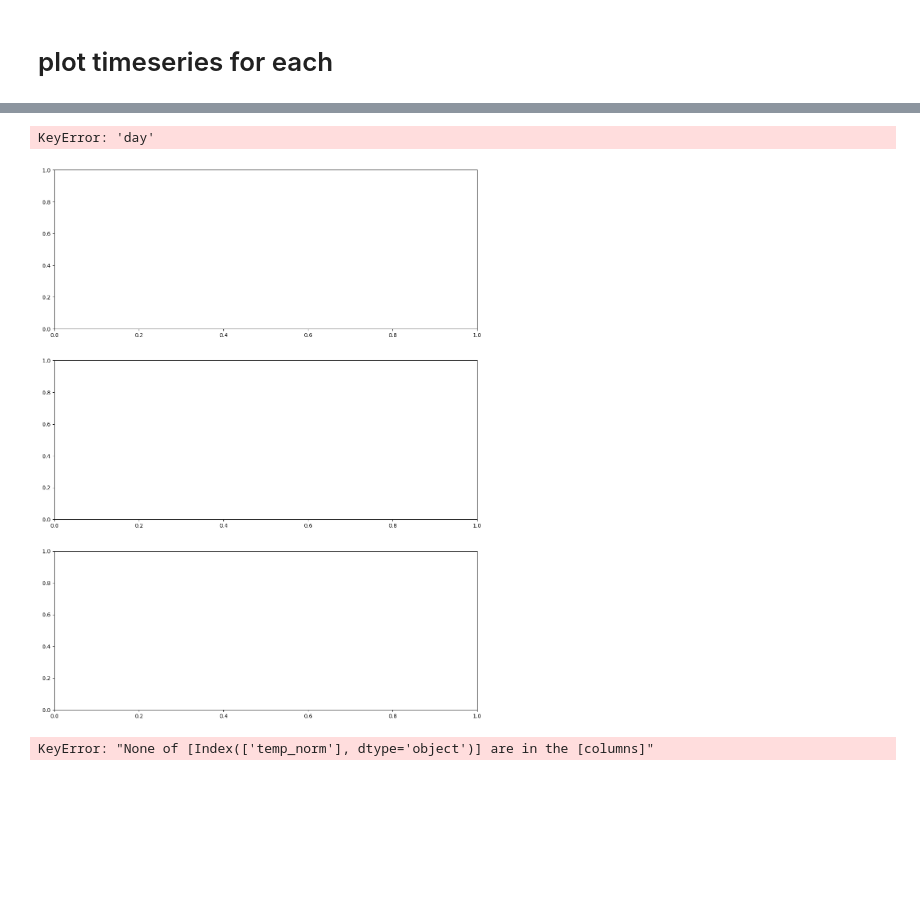
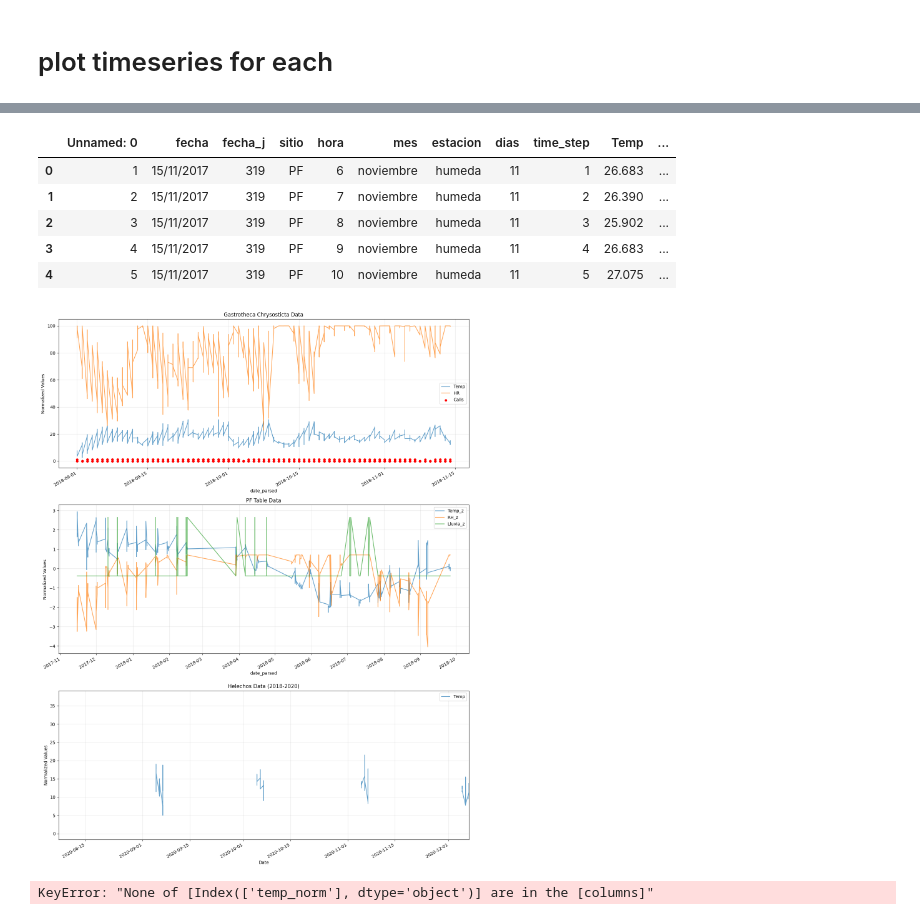
Before and after one commit to ash2d/yungas_aruna, a Jupyter notebook: first_look_3_dfs.ipynb, the cells around one changed output, grey strips where cells are left out. Cells and saved outputs as stored; diff of their text form; code cells hidden in the pictures; blank space fills up the shorter version.

```diff
--- a/first_look_3_dfs.ipynb
+++ b/first_look_3_dfs.ipynb
@@ -220,9 +237,18 @@ Date conversion failed. Keeping existing format.
+# %%
+df_PF_table.head()
+# %% [output]
+|  | Unnamed: 0 | fecha | fecha_j | sitio | hora | mes | estacion | dias | time_step | Temp | ... |
+| 0 | 1 | 15/11/2017 | 319 | PF | 6 | noviembre | humeda | 11 | 1 | 26.683 | ... |
+| 1 | 2 | 15/11/2017 | 319 | PF | 7 | noviembre | humeda | 11 | 2 | 26.390 | ... |
+| 2 | 3 | 15/11/2017 | 319 | PF | 8 | noviembre | humeda | 11 | 3 | 25.902 | ... |
+| 3 | 4 | 15/11/2017 | 319 | PF | 9 | noviembre | humeda | 11 | 4 | 26.683 | ... |
+| 4 | 5 | 15/11/2017 | 319 | PF | 10 | noviembre | humeda | 11 | 5 | 27.075 | ... |
 # %%
 # Create a figure with subplots for each dataframe
 fig, axes = plt.subplots(3, 1, figsize=(14, 18))
 
 # Plot 1: df_gastros_csv
-gastros_data = df_helechos_2018_2020.copy()
+gastros_data = df_gastros_csv.copy()
 # Convert date string to datetime if it's not already
 if 'date_parsed' in gastros_data.columns and gastros_data['date_parsed'].notna().any():
     date_col = 'date_parsed'
@@ -235,7 +261,7 @@ else:
         date_col = 'day'  # Fall back to day column if date parsing fails
 
 gastros_data = gastros_data.sort_values(by=date_col)
-gastros_data.plot(x=date_col, y=['temp_norm'], ax=axes[0], alpha=0.7)
+gastros_data.plot(x=date_col, y=['Temp','HR'], ax=axes[0], alpha=0.7)
 # Add calls as scatter plot
 calls_only = gastros_data[gastros_data['call'] == 1]
 if not calls_only.empty:
@@ -248,7 +274,7 @@ axes[0].grid(True, alpha=0.3)
 
 
 # Plot 2: PF_table
-pf_data = std_PF_table.copy()
+pf_data = df_PF_table.copy()
 if 'date_parsed' in pf_data.columns:
     date_col = 'date_parsed'
 else:
@@ -258,7 +284,7 @@ else:
 
 pf_data = pf_data.sort_values(by=date_col)
 # Plot multiple environmental variables
-pf_data.plot(x=date_col, y=['temp_norm', 'temp_z', 'rh_z', 'lluvia_z'],
+pf_data.plot(x=date_col, y=['Temp_z', 'RH_z', 'Lluvia_z'],
             ax=axes[1], alpha=0.7)
 axes[1].set_title('PF Table Data')
 axes[1].set_ylabel('Normalized Values')
@@ -267,44 +293,43 @@ axes[1].grid(True, alpha=0.3)
 
 
 # Plot 3: Helechos data
-hel_data = std_helechos_2018_2020.copy()
-if 'date' in hel_data.columns:
+hel_data = df_helechos_2018_2020.copy()
+if 'Date' in hel_data.columns:
     # Make sure date is datetime
-    if not pd.api.types.is_datetime64_any_dtype(hel_data['date']):
-        hel_data['date'] = pd.to_datetime(hel_data['date'], errors='coerce')
-    date_col = 'date'
+    if not pd.api.types.is_datetime64_any_dtype(hel_data['Date']):
+        hel_data['Date'] = pd.to_datetime(hel_data['Date'], errors='coerce')
+    date_col = 'Date'
 else:
-    date_col = 'day'  # Fall back to day if no date
+    date_col = 'Day'  # Fall back to day if no date
 
 hel_data = hel_data.sort_values(by=date_col)
-hel_data.plot(x=date_col, y=['temp_norm'], ax=axes[2], alpha=0.7)
+hel_data.plot(x=date_col, y=['Temp'], ax=axes[2], alpha=0.7)
 # Add gastrotheca chysosticta as scatter plot if there are positive values
 if 'gastrotheca chysosticta' in hel_data.columns:
     species_data = hel_data[hel_data['gastrotheca chysosticta'] > 0]
     if not species_data.empty:
         axes[2].scatter(hel_data[date_col], hel_data['gastrotheca chysosticta'],
                        color='purple', label='G. chysosticta', s=20, zorder=5)
 
 if 'oreobates berdemenos' in hel_data.columns:
     species_data = hel_data[hel_data['oreobates berdemenos'] > 0]
     if not species_data.empty:
         axes[2].scatter(hel_data[date_col], hel_data['oreobates berdemenos'],
                        color='orange', label='O. berdemenos', s=20, zorder=5)
 
 # Limit to last 6 months for better visualization
 date_max = hel_data[date_col].max()
 date_min = date_max - pd.DateOffset(months=4)
 plt.xlim(date_min, date_max)
 axes[2].set_title('Helechos Data (2018-2020)')
 axes[2].set_ylabel('Normalized Values')
 axes[2].legend()
 axes[2].grid(True, alpha=0.3)
 
 plt.tight_layout()
 plt.show()
 # %% [output]
-KeyError: 'day'
-[figure, old version]
+[figure, new version]
 # %%
 # Plot 3: Helechos data
 hel_data = std_helechos_2018_2020.copy()
```
Also changed, not shown: parts of 5 cells of this notebook, 7 other files.
